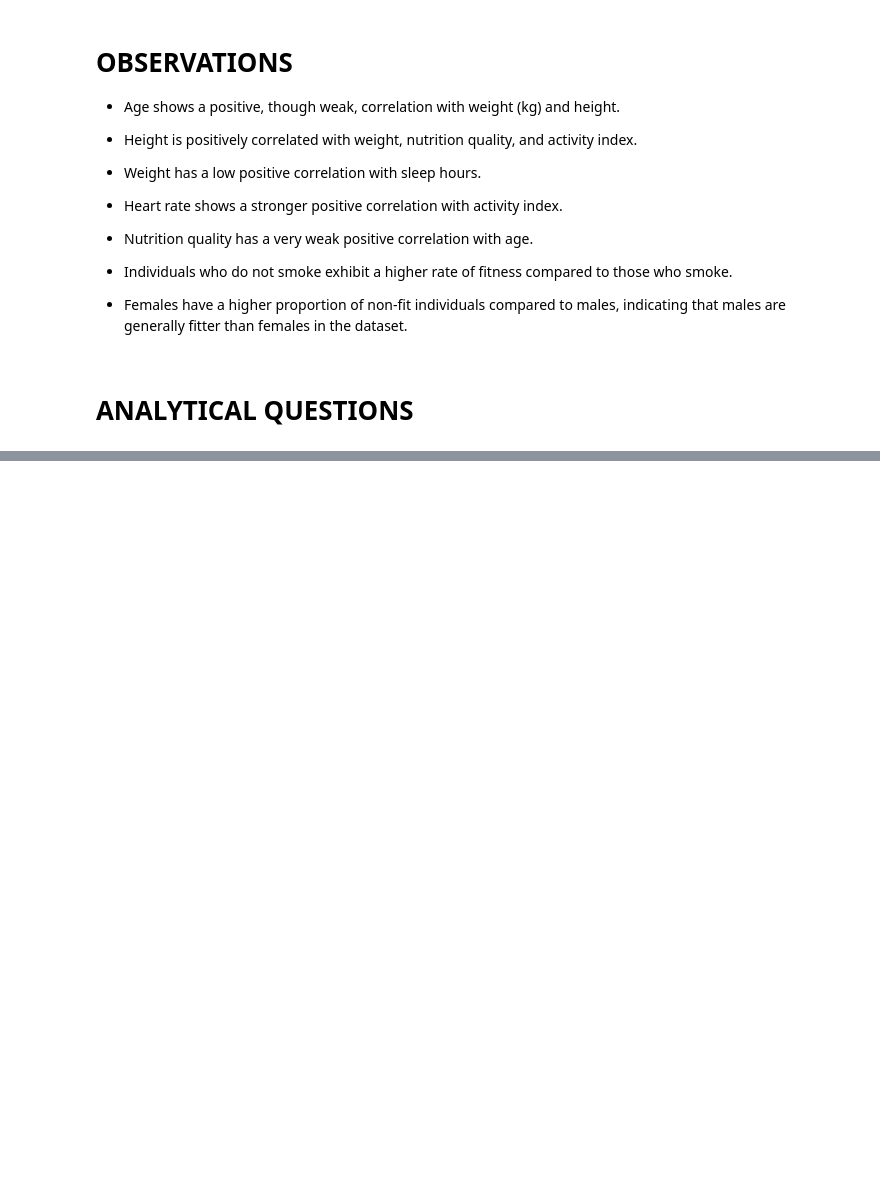
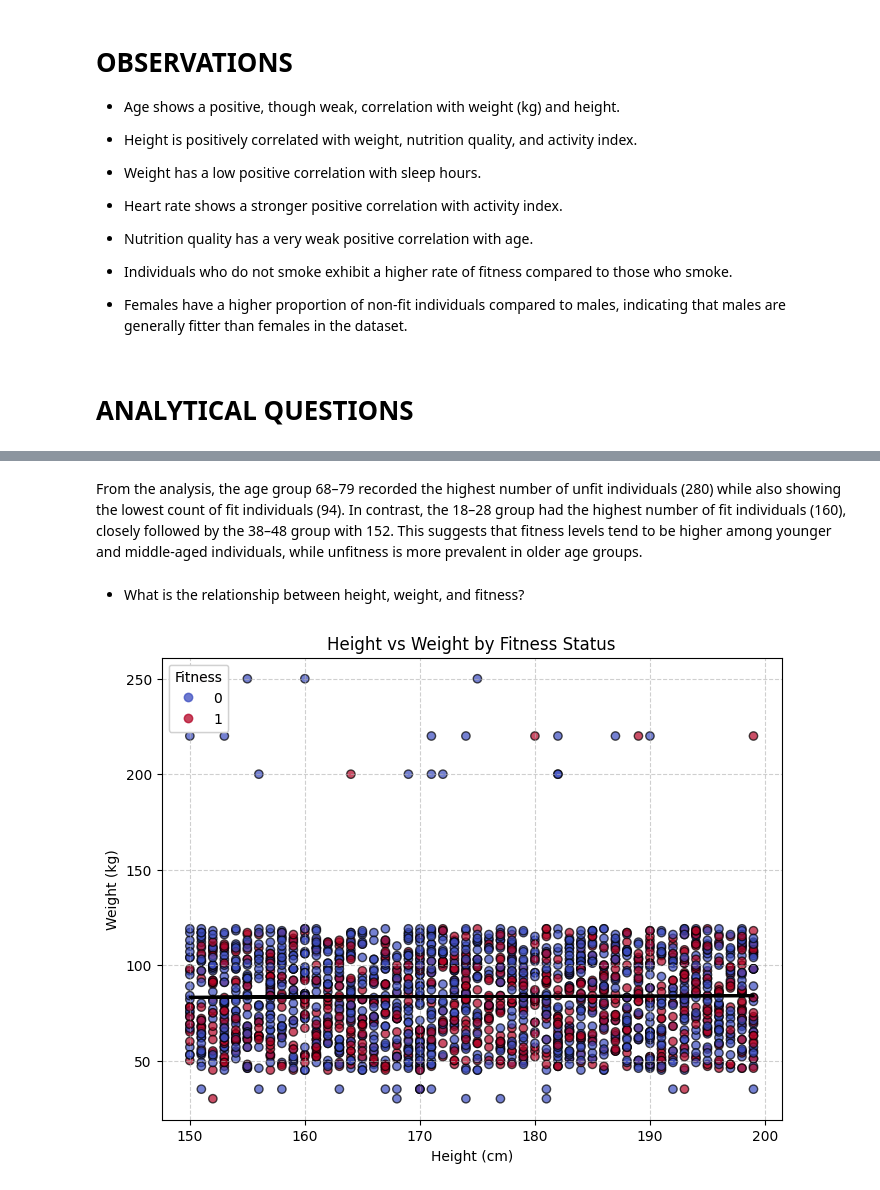
Before and after one commit to bamzyyyy/Fitness_Classification, a Jupyter notebook: Notebook/Fitness.ipynb, the cells around one changed output, grey strips where cells are left out. Saved outputs shown, nothing was run; the diff lists cells and outputs as text; code cells hidden in the pictures; blank space fills up the shorter version.

```diff
--- a/Notebook/Fitness.ipynb
+++ b/Notebook/Fitness.ipynb
@@ -356,0 +434,37 @@ plt.show()
+# %% [markdown]
+From the analysis, the age group 68–79 recorded the highest number of unfit individuals (280) while also showing the lowest count of fit individuals (94). In contrast, the 18–28 group had the highest number of fit individuals (160), closely followed by the 38–48 group with 152. This suggests that fitness levels tend to be higher among younger and middle-aged individuals, while unfitness is more prevalent in older age groups.
+# %% [markdown]
+
+- What is the relationship between height, weight, and fitness?
+# %%
+x = Fitness_df['height_cm']
+y = Fitness_df['weight_kg']
+
+# Fit a linear regression line
+m, b = np.polyfit(x, y, 1)
+
+plt.figure(figsize=(8,6))
+scatter = plt.scatter(
+    x, y,
+    c=Fitness_df['is_fit'],
+    cmap='coolwarm',
+    alpha=0.7,
+    edgecolors='k'
+)
+
+# Add regression line
+plt.plot(x, m*x + b, color='black', linewidth=2, label='Trend Line')
+
+plt.title("Height vs Weight by Fitness Status")
+plt.xlabel("Height (cm)")
+plt.ylabel("Weight (kg)")
+plt.grid(True, linestyle='--', alpha=0.6)
+plt.legend()
+
+# Add legend for fitness categories
+legend1 = plt.legend(*scatter.legend_elements(), title="Fitness", loc="upper left")
+plt.gca().add_artist(legend1)
+
+plt.show()
+# %% [output]
+[figure, added]
```
Also changed, not shown: parts of 73 cells of this notebook, 5 other files.
